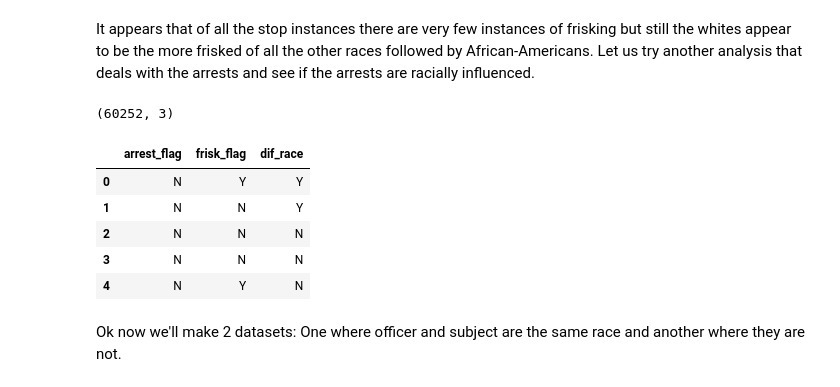
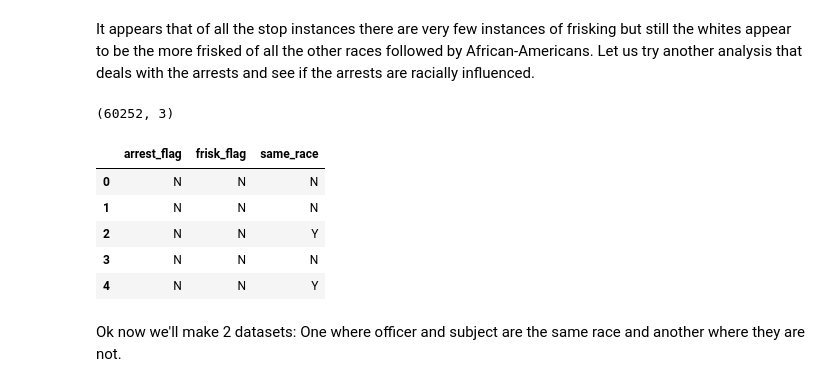
Before and after one commit to ShamlaA/Terry-Traffic-Stops-Prediction-for-Racial-Bias, a Jupyter notebook: Terry_stops_EDA.ipynb, the cells around one changed output. Saved outputs shown, nothing was run; the diff lists cells and outputs as text; code cells hidden in the pictures.

```diff
--- a/Terry_stops_EDA.ipynb
+++ b/Terry_stops_EDA.ipynb
@@ -177,21 +177,21 @@ Text(0.5, 1.0, 'Proportion of People Frisked According to Respective Population'
 It appears that of all the stop instances there are very few instances of frisking but still the whites appear to be the more frisked of all the other races followed by African-Americans. Let us try another analysis that deals with the arrests and see if the arrests are racially influenced.
 # %%
 # Mapping the values of dif_race to 'Y' and 'N'
-df['dif_race'] = df['dif_race'].map({True: 'Y', False: 'N'})
+# df['same_race'] = df['same_race'].map({True: 'Y', False: 'N'})
 
 # Relationship between Terry Stops and Arrests
-arrests = df[['arrest_flag', 'frisk_flag', 'dif_race']]
+arrests = df[['arrest_flag', 'frisk_flag', 'same_race']]
 
 print(arrests.shape)
 arrests.head()
 # %% [output]
 (60252, 3)
-|  | arrest_flag | frisk_flag | dif_race |
-| 0 | N | Y | Y |
-| 1 | N | N | Y |
-| 2 | N | N | N |
+|  | arrest_flag | frisk_flag | same_race |
+| 0 | N | N | N |
+| 1 | N | N | N |
+| 2 | N | N | Y |
 | 3 | N | N | N |
-| 4 | N | Y | N |
+| 4 | N | N | Y |
 # %% [markdown]
 Ok now we'll make 2 datasets: One where officer and subject are the same race and another where they are not.
 # %%
```
Also changed, not shown: parts of 5 cells of this notebook.
